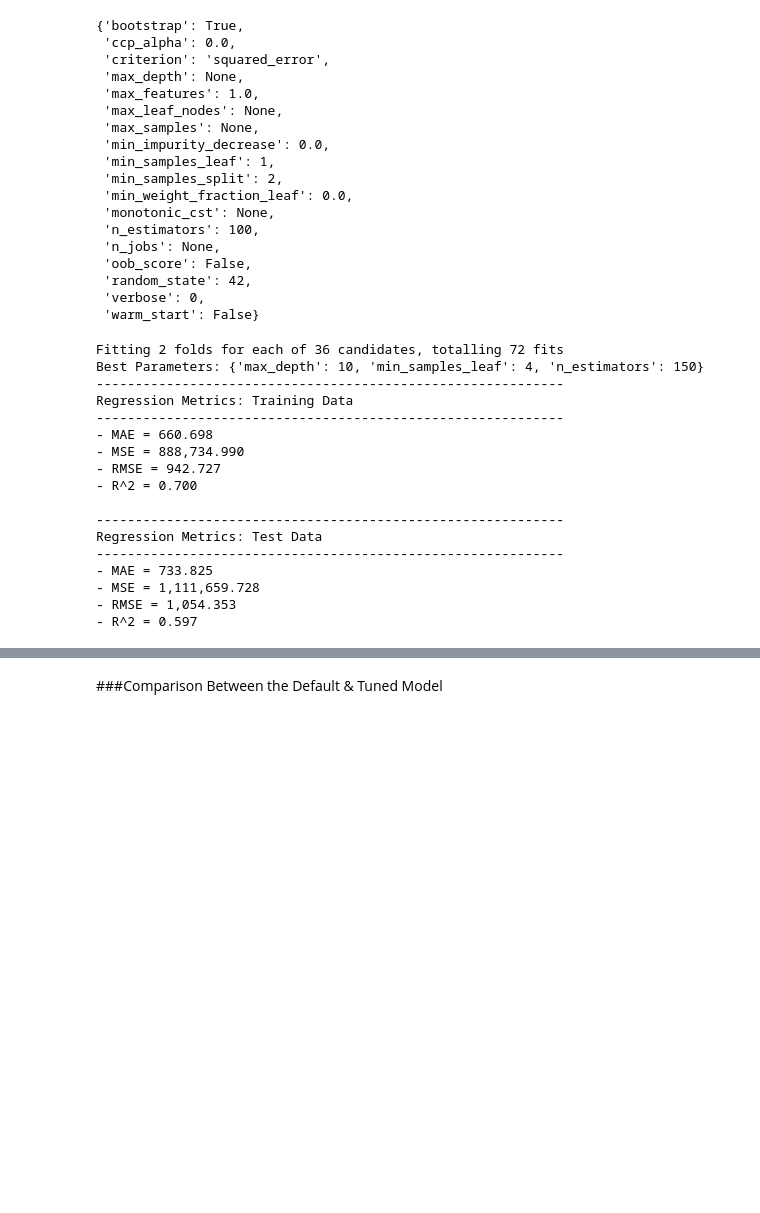
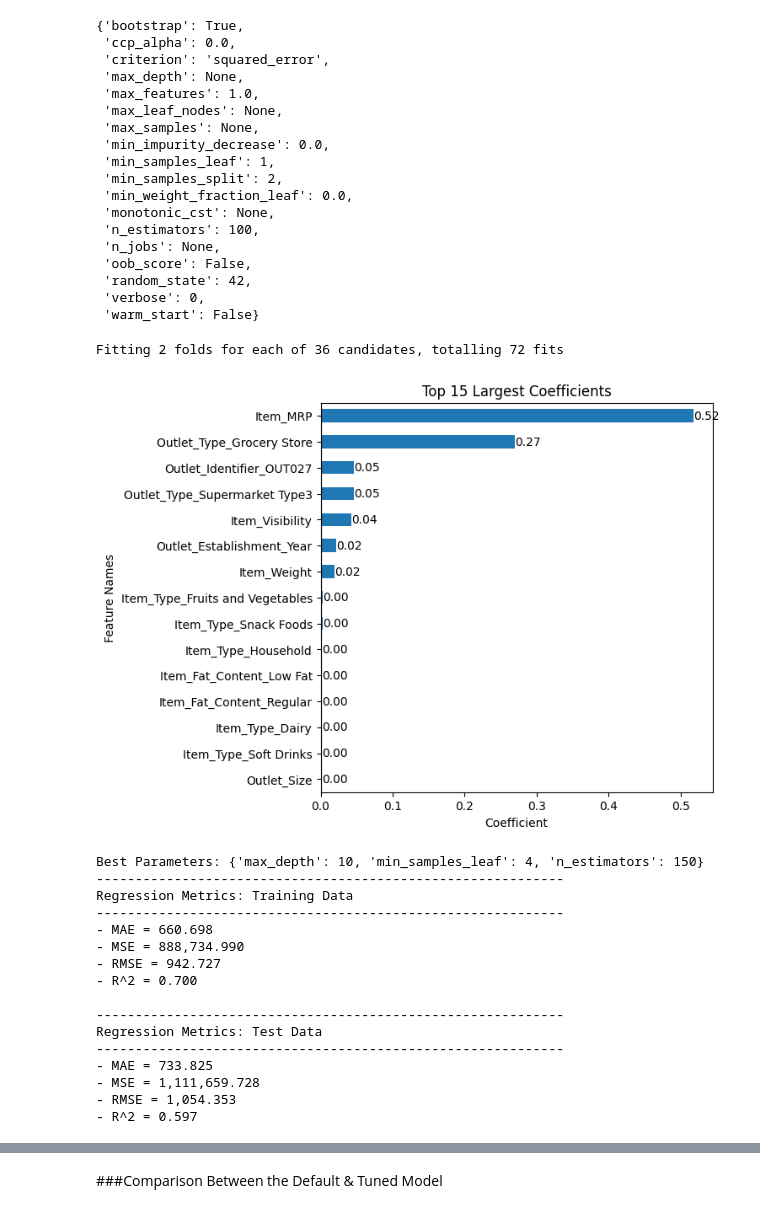
Before and after one commit to Taimaaaa/Prediction-of-Product-Sales, a Jupyter notebook: Prediction_of_product_sales.ipynb, the cells around one changed output, grey strips where cells are left out. Cells and saved outputs as stored; diff of their text form; code cells hidden in the pictures; blank space fills up the shorter version.

```diff
--- a/Prediction_of_product_sales.ipynb
+++ b/Prediction_of_product_sales.ipynb
@@ -1883,40 +2085,53 @@ rf.get_params()
 # %%
 # Define parameter grid
 from sklearn.model_selection import GridSearchCV
 param_grid = {
     'n_estimators': [10, 100,150],
     'max_depth': [None, 10, 15, 20],
     'min_samples_leaf': [1, 2, 4]}
 
 # Instantiate GridSearchCV with 2-fold CV to save time
 gridsearch = GridSearchCV(RandomForestRegressor(random_state=42),param_grid,cv=2 , n_jobs=-1,verbose=1)
 
 # Fit the gridsearch on training data
 gridsearch.fit(X_train_processed, y_train)
 
+# Get feature importances and reuse the plot_coeffs function
+feature_names = col_transformer.get_feature_names_out()
+rf_coeffs = pd.Series(best_rf.feature_importances_, index=feature_names)
+
+# Reuse your existing function
+plot_coeffs(rf_coeffs, top_n=15, annotate=True)
+
+# Save figure for README
+plt.savefig("Tree_coefficients.png", bbox_inches='tight')
+plt.show()
+
+
 # Best parameters
 print("Best Parameters:", gridsearch.best_params_)
 
 # Define best model (already refit)
 best_rf = gridsearch.best_estimator_
 
 # Evaluate tuned Random Forest
 evaluate_regression(best_rf, X_train_processed, y_train, X_test_processed, y_test)
 # %% [output]
 Fitting 2 folds for each of 36 candidates, totalling 72 fits
-Best Parameters: {'max_depth': 10, 'min_samples_leaf': 4, 'n_estimators': 150}
-------------------------------------------------------------
-Regression Metrics: Training Data
-------------------------------------------------------------
-- MAE = 660.698
-- MSE = 888,734.990
-- RMSE = 942.727
-- R^2 = 0.700
-
-------------------------------------------------------------
-Regression Metrics: Test Data
-------------------------------------------------------------
-- MAE = 733.825
-- MSE = 1,111,659.728
-- RMSE = 1,054.353
-- R^2 = 0.597
+[figure, added]
+Best Parameters: {'max_depth': 10, 'min_samples_leaf': 4, 'n_estimators': 150}
+------------------------------------------------------------
+Regression Metrics: Training Data
+------------------------------------------------------------
+- MAE = 660.698
+- MSE = 888,734.990
+- RMSE = 942.727
+- R^2 = 0.700
+
+------------------------------------------------------------
+Regression Metrics: Test Data
+------------------------------------------------------------
+- MAE = 733.825
+- MSE = 1,111,659.728
+- RMSE = 1,054.353
+- R^2 = 0.597
```
Also changed, not shown: parts of 4 cells of this notebook.
